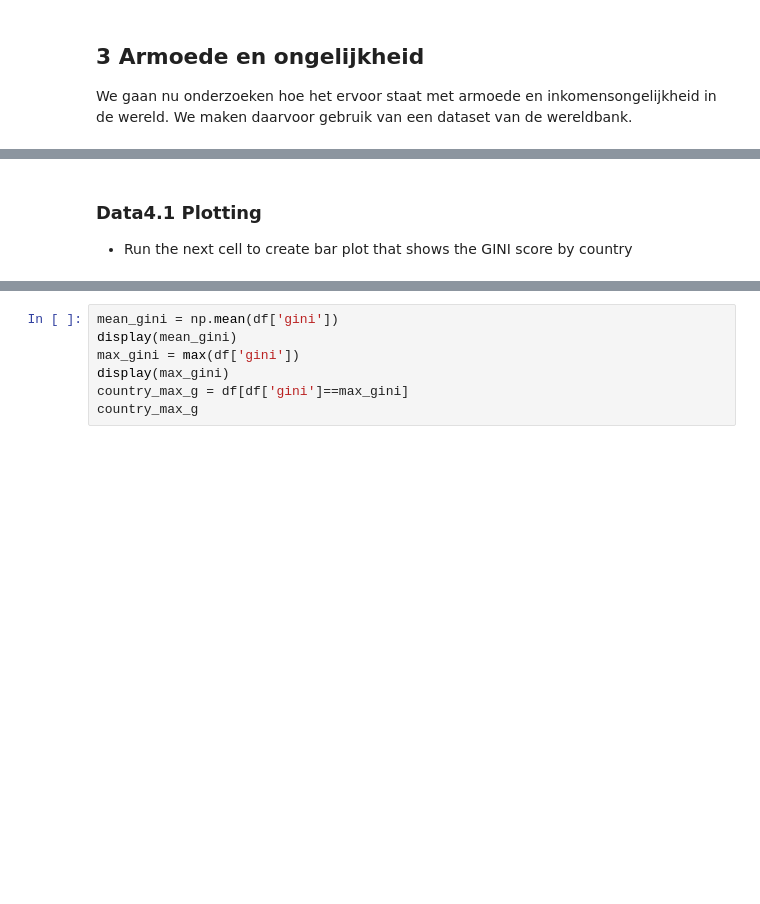
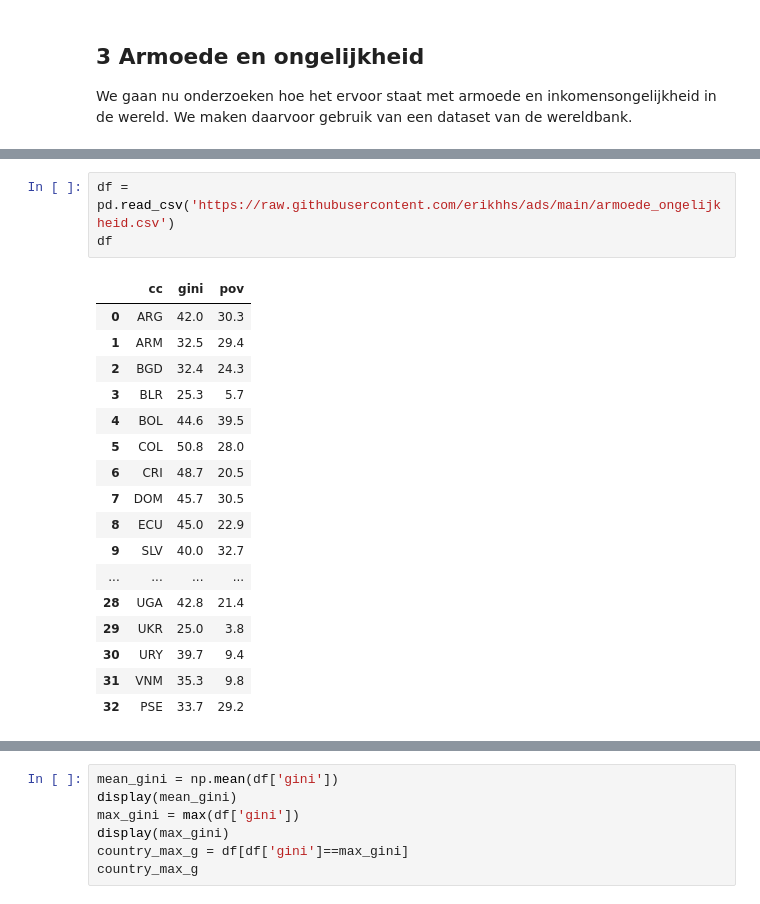
Before and after one commit to erikhhs/ads, a Jupyter notebook: Proefstuderen_programming.ipynb, the cells around one changed output, grey strips where cells are left out. Saved outputs shown, nothing was run; the diff lists cells and outputs as text; blank space fills up the shorter version.

```diff
--- a/Proefstuderen_programming.ipynb
+++ b/Proefstuderen_programming.ipynb
@@ -168,3 +98,21 @@ df.to_csv('armoede_ongelijkheid.csv', index = False)
-# %% [markdown]
-### Data4.1 Plotting
-- Run the next cell to create bar plot that shows the GINI score by country
+# %%
+df = pd.read_csv('https://raw.githubusercontent.com/erikhhs/ads/main/armoede_ongelijkheid.csv')
+df
+# %% [output]
+|  | cc | gini | pov |
+| 0 | ARG | 42.0 | 30.3 |
+| 1 | ARM | 32.5 | 29.4 |
+| 2 | BGD | 32.4 | 24.3 |
+| 3 | BLR | 25.3 | 5.7 |
+| 4 | BOL | 44.6 | 39.5 |
+| 5 | COL | 50.8 | 28.0 |
+| 6 | CRI | 48.7 | 20.5 |
+| 7 | DOM | 45.7 | 30.5 |
+| 8 | ECU | 45.0 | 22.9 |
+| 9 | SLV | 40.0 | 32.7 |
+| ... | ... | ... | ... |
+| 28 | UGA | 42.8 | 21.4 |
+| 29 | UKR | 25.0 | 3.8 |
+| 30 | URY | 39.7 | 9.4 |
+| 31 | VNM | 35.3 | 9.8 |
+| 32 | PSE | 33.7 | 29.2 |
```
Also changed, not shown: parts of 7 cells of this notebook.
